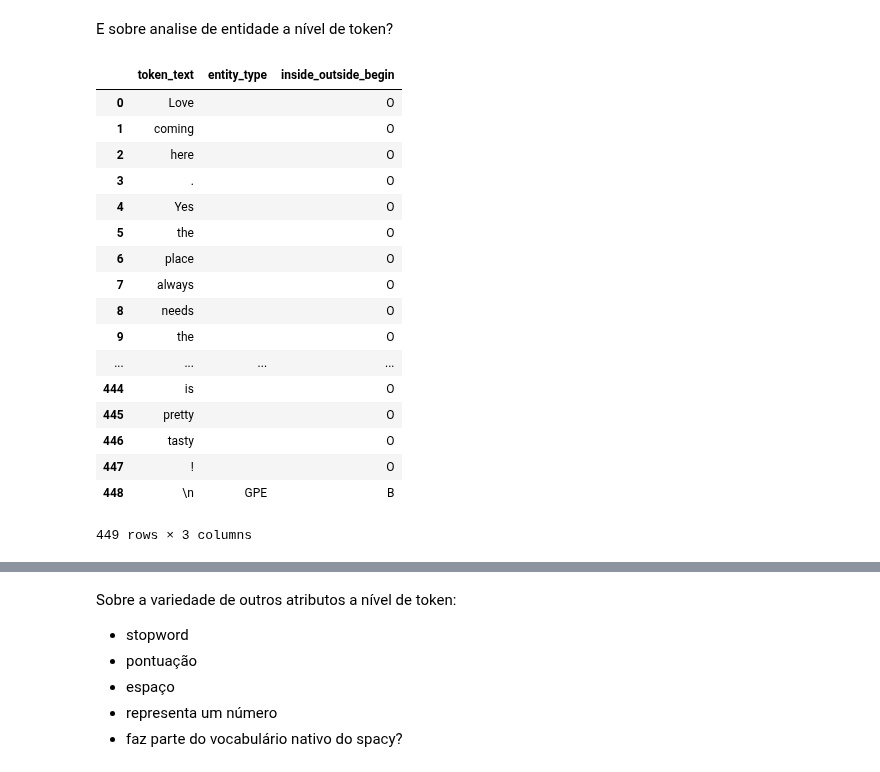
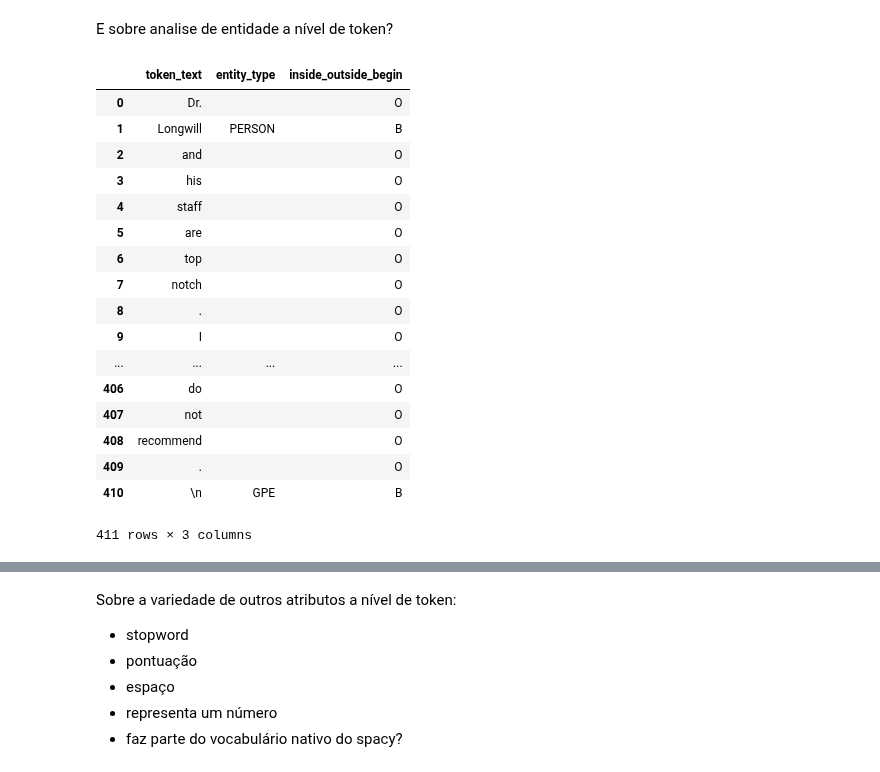
Before and after one commit to ciencia-de-dados-pratica/GEAM, a Jupyter notebook: 009/nlp_spacy_phrases.ipynb, the cells around one changed output, grey strips where cells are left out. Cells and saved outputs as stored; diff of their text form; code cells hidden in the pictures.

```diff
--- a/009/nlp_spacy_phrases.ipynb
+++ b/009/nlp_spacy_phrases.ipynb
@@ -63,7 +63,8 @@ _json_ é um formato bastante útil para troca de dados, porém não é muito ut
 import json
 
 restaurant_ids = set()
-
+max_r = 100
+i = 0
 # open the businesses file
 with open('dataset/business.json', encoding='utf_8') as f:
 
@@ -74,11 +75,16 @@ with open('dataset/business.json', encoding='utf_8') as f:
         business = json.loads(business_json)
 
         # if this business is not a restaurant, skip to the next one
-        if u'Restaurants' not in business[u'categories']:
+        if 'Restaurants' not in business['categories']:
             continue
 
         # add the restaurant business id to our restaurant_ids set
-        restaurant_ids.add(business[u'business_id'])
+        restaurant_ids.add(business['business_id'])
+
+        i = i + 1
+
+        if (i >= max_r):
+            break
 
 # turn restaurant_ids into a frozenset, as we don't need to change it anymore
 restaurant_ids = frozenset(restaurant_ids)
@@ -315,25 +310,26 @@ E sobre analise de entidade a nível de token?
 # %%
 token_entity_type = [token.ent_type_ for token in parsed_review]
 token_entity_iob = [token.ent_iob_ for token in parsed_review]
 
-pd.DataFrame(list(zip(token_text, token_entity_type, token_entity_iob)),
+df = pd.DataFrame(list(zip(token_text, token_entity_type, token_entity_iob)),
              columns=['token_text', 'entity_type', 'inside_outside_begin'])
+df
 # %% [output]
 |  | token_text | entity_type | inside_outside_begin |
-| 0 | Love |  | O |
-| 1 | coming |  | O |
-| 2 | here |  | O |
-| 3 | . |  | O |
-| 4 | Yes |  | O |
-| 5 | the |  | O |
-| 6 | place |  | O |
-| 7 | always |  | O |
-| 8 | needs |  | O |
-| 9 | the |  | O |
+| 0 | Dr. |  | O |
+| 1 | Longwill | PERSON | B |
+| 2 | and |  | O |
+| 3 | his |  | O |
+| 4 | staff |  | O |
+| 5 | are |  | O |
+| 6 | top |  | O |
+| 7 | notch |  | O |
+| 8 | . |  | O |
+| 9 | I |  | O |
 | ... | ... | ... | ... |
-| 444 | is |  | O |
-| 445 | pretty |  | O |
-| 446 | tasty |  | O |
-| 447 | ! |  | O |
-| 448 | \n | GPE | B |
+| 406 | do |  | O |
+| 407 | not |  | O |
+| 408 | recommend |  | O |
+| 409 | . |  | O |
+| 410 | \n | GPE | B |
-449 rows × 3 columns
+411 rows × 3 columns
```
Also changed, not shown: parts of 27 cells of this notebook, 6 other files.
